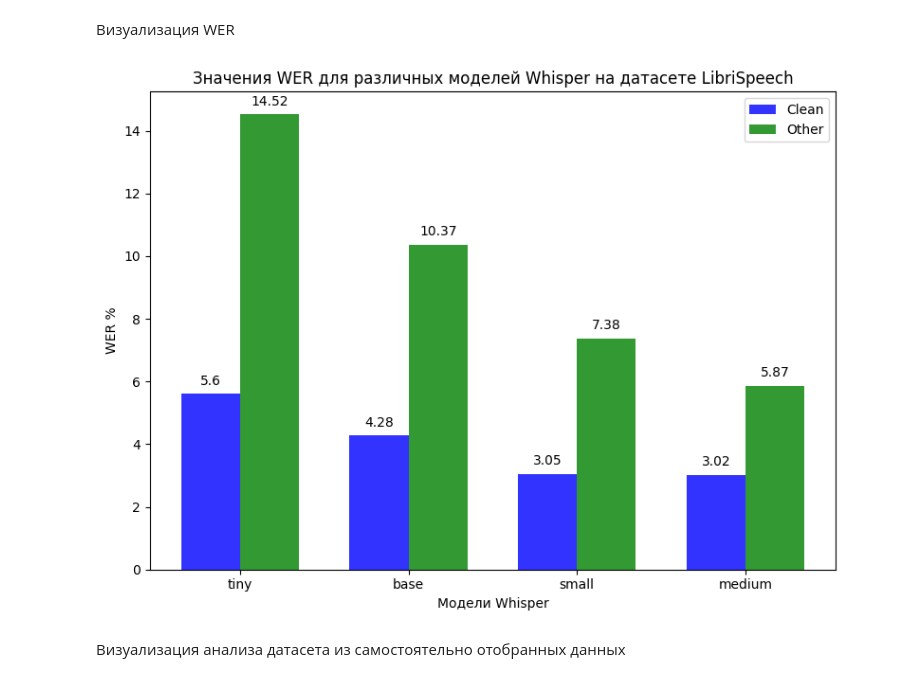
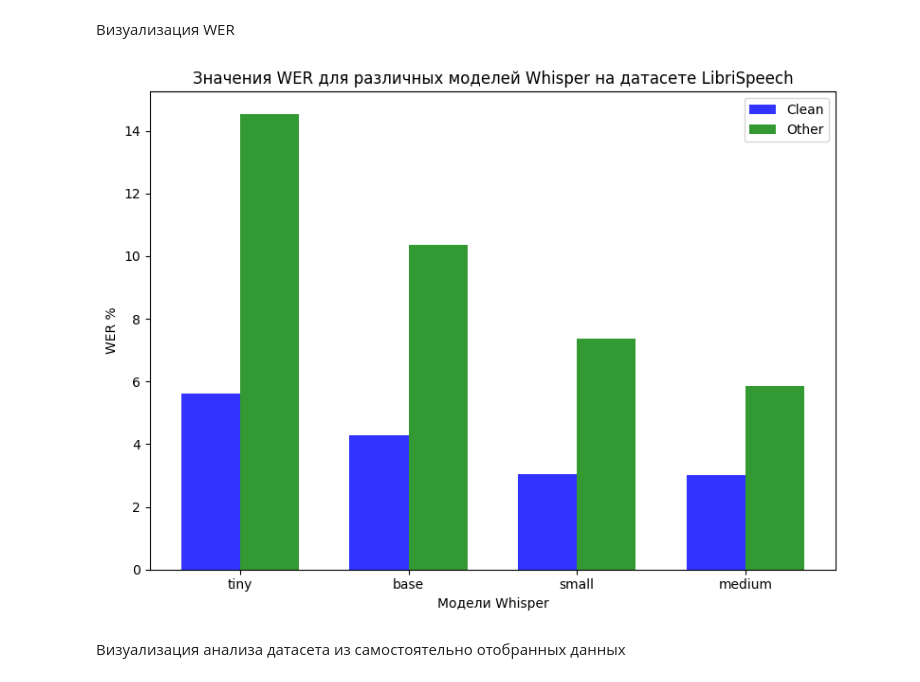
Before and after one commit to Polineska/SpeechRecognition, a Jupyter notebook: Whisper_analysis.ipynb, the cells around one changed output. Drawn from its saved outputs; the diff is of its cells as text; code cells hidden in the pictures.

```diff
--- a/Whisper_analysis.ipynb
+++ b/Whisper_analysis.ipynb
@@ -404,36 +404,31 @@ wer_medium_other_en: 5.87 %
 # %%
 import matplotlib.pyplot as plt
 
 models = ['tiny', 'base', 'small', 'medium']
 clean_wer = [5.60, 4.28, 3.05, 3.02]
 other_wer = [14.52, 10.37, 7.38, 5.87]
 
 x = range(len(models))
 
 fig, ax = plt.subplots(figsize=(8, 6))
 
 bar_width = 0.35
 opacity = 0.8
 
 rects1 = ax.bar(x, clean_wer, bar_width, alpha=opacity, color='b', label='Clean')
 rects2 = ax.bar([i + bar_width for i in x], other_wer, bar_width, alpha=opacity, color='g', label='Other')
 
 ax.set_xlabel('Модели Whisper')
 ax.set_ylabel('WER %')
 ax.set_title('Значения WER для различных моделей Whisper на датасете LibriSpeech')
 ax.set_xticks([i + bar_width / 2 for i in x])
 ax.set_xticklabels(models)
 ax.legend()
 
-# Добавление значений на столбцах
-for rect1, rect2, c, o in zip(rects1, rects2, clean_wer, other_wer):
-    ax.text(rect1.get_x() + rect1.get_width() / 2, rect1.get_height() + 0.2, str(round(c, 2)), ha='center', va='bottom')
-    ax.text(rect2.get_x() + rect2.get_width() / 2, rect2.get_height() + 0.2, str(round(o, 2)), ha='center', va='bottom')
-
 fig.tight_layout()
 plt.show()
 # %% [output]
-[figure, old version]
+[figure, new version]
 # %% [markdown]
 Визуализация анализа датасета из самостоятельно отобранных данных
 # %%
```
Also changed, not shown: parts of 2 cells of this notebook.
